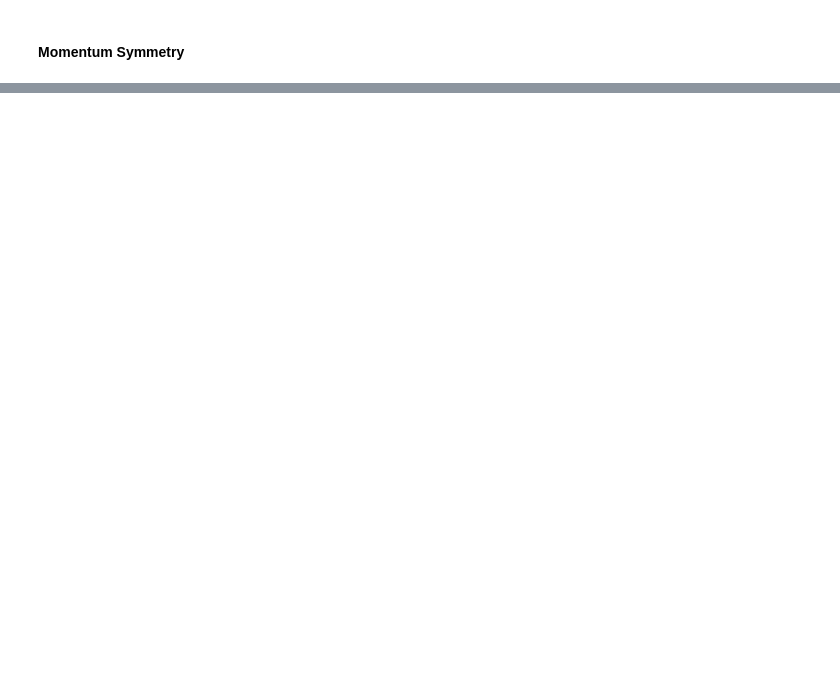
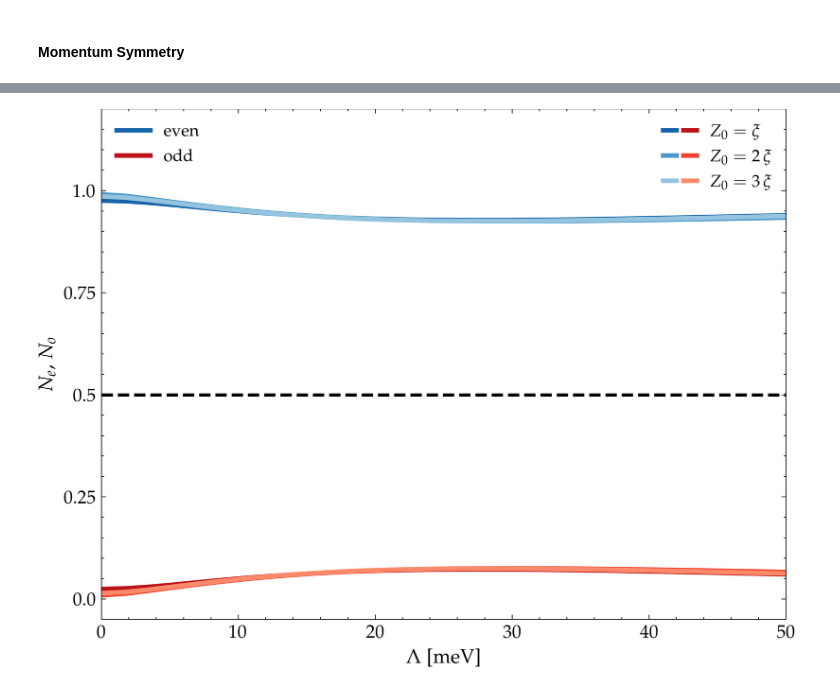
Before and after one commit to danidimic/MTI_SC_Gorkov, a Jupyter notebook: Plots_Paper.ipynb, the cells around one changed output, grey strips where cells are left out. Drawn from its saved outputs; the diff is of its cells as text; code cells hidden in the pictures; blank space fills up the shorter version.

```diff
--- a/Plots_Paper.ipynb
+++ b/Plots_Paper.ipynb
@@ -351,0 +488,49 @@ fig.savefig('Paper/spin_symmetry_Bi2Se3.svg', bbox_inches='tight', pad_inches=0.
+# %%
+# colors
+n = 6; cmap_odd = plt.get_cmap('Reds_r', n); cmap_even = plt.get_cmap('Blues_r', n)
+
+# figure
+fig, ax = plt.subplots(1,1, figsize=(8, 6))
+# plot horizontal line at 0.5
+ax.axhline(y=0.5, c='black', ls='--', lw=2)
+
+lines = []; lw = 3
+for idx in range(len(CM)):
+
+    if idx == 0:
+        ax.plot(Zeeman, Neven_w[idx], c=cmap_even(idx+1), lw=lw, label='even')
+        ax.plot(Zeeman, Nodd_w[idx], c=cmap_odd(idx+1), lw=lw, label='odd')
+    else:
+        ax.plot(Zeeman, Neven_w[idx], c=cmap_even(idx+1), lw=lw)
+        ax.plot(Zeeman, Nodd_w[idx], c=cmap_odd(idx+1), lw=lw)
+
+    # Create a legend entry with both lines
+    lines.append((Line2D( [0], [0], color=cmap_even(idx+1), lw=lw ),
+                  Line2D( [0], [0], color=cmap_odd(idx+1), lw=lw ) ))
+
+
+# set limits
+ax.set_xlim(0., 0.05)
+ax.set_ylim(-0.05, 1.2)
+# set ticks
+ax.set_yticks([0., 0.25, 0.5, 0.75, 1.])
+ax.set_xticks([0., 0.010, 0.020, 0.030, 0.040, 0.050])
+# set ticks labels
+ax.set_xticklabels(['0', '10', '20', '30', '40', '50'], fontsize=12)
+ax.set_yticklabels([0., 0.25, 0.5, 0.75, 1.], fontsize=12)
+
+# set labels
+ax.set_ylabel("$N_{e}$, $N_{o}$", fontsize = 13)
+ax.set_xlabel("$\Lambda$ [meV]", fontsize = 13);
+
+# legend for Center of Mass
+legend_CM = ax.legend(lines, ['$Z_0 = \\xi$', '$Z_0 = 2 \, \\xi$', '$Z_0 = 3 \, \\xi$'], fontsize=11, handler_map={tuple: HandlerTuple(ndivide=None)})
+ax.add_artist(legend_CM)
+
+# legend for even/odd parts
+ax.legend(loc='upper left', fontsize=11);
+
+#fig.savefig('Paper/frequency_symmetry_Bi2Se3.pdf', bbox_inches='tight', pad_inches=0.1)
+#fig.savefig('Paper/frequency_symmetry_Bi2Se3.svg', bbox_inches='tight', pad_inches=0.1)
+# %% [output]
+[figure, added]
```
Also changed, not shown: parts of 6 cells of this notebook, 14 other files.
